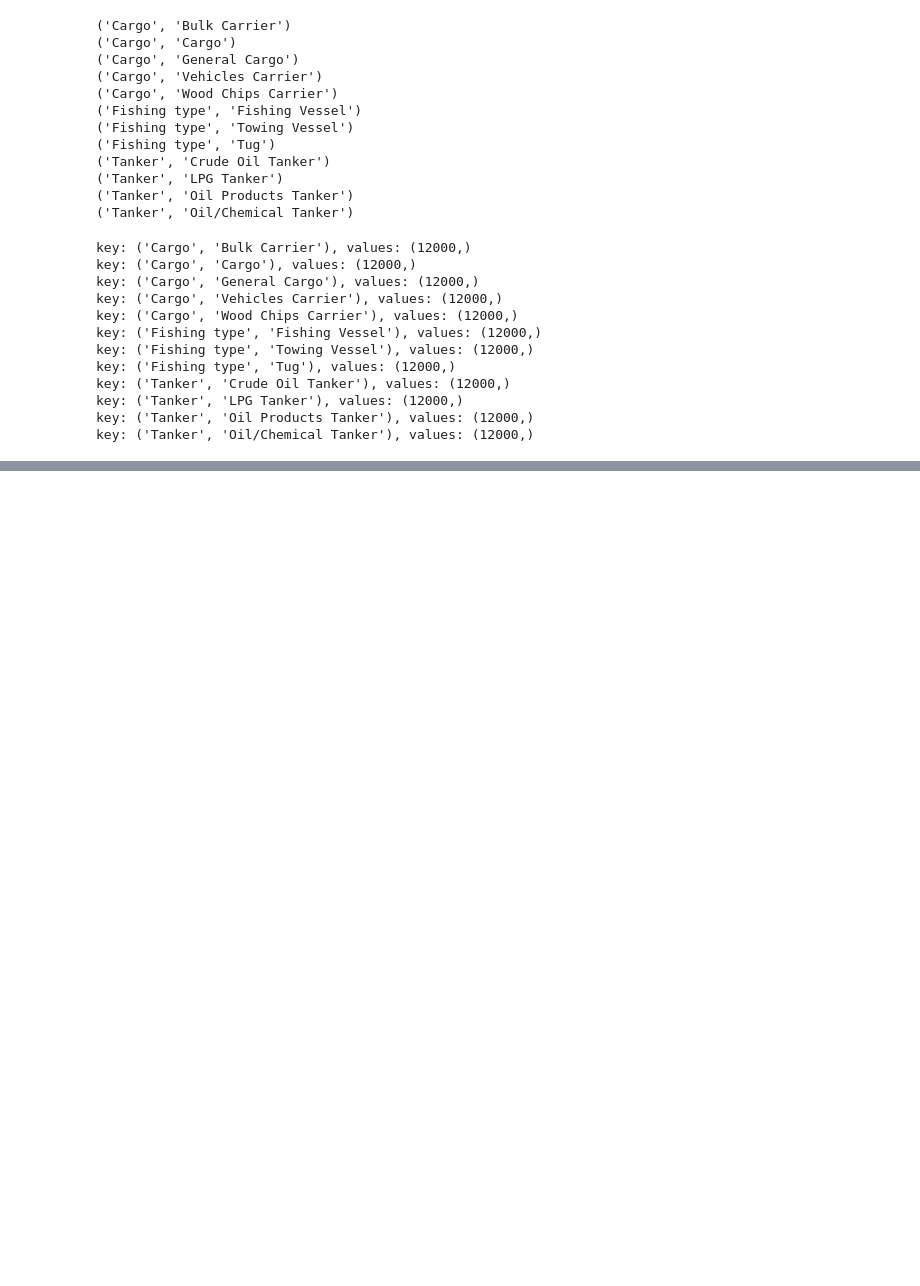
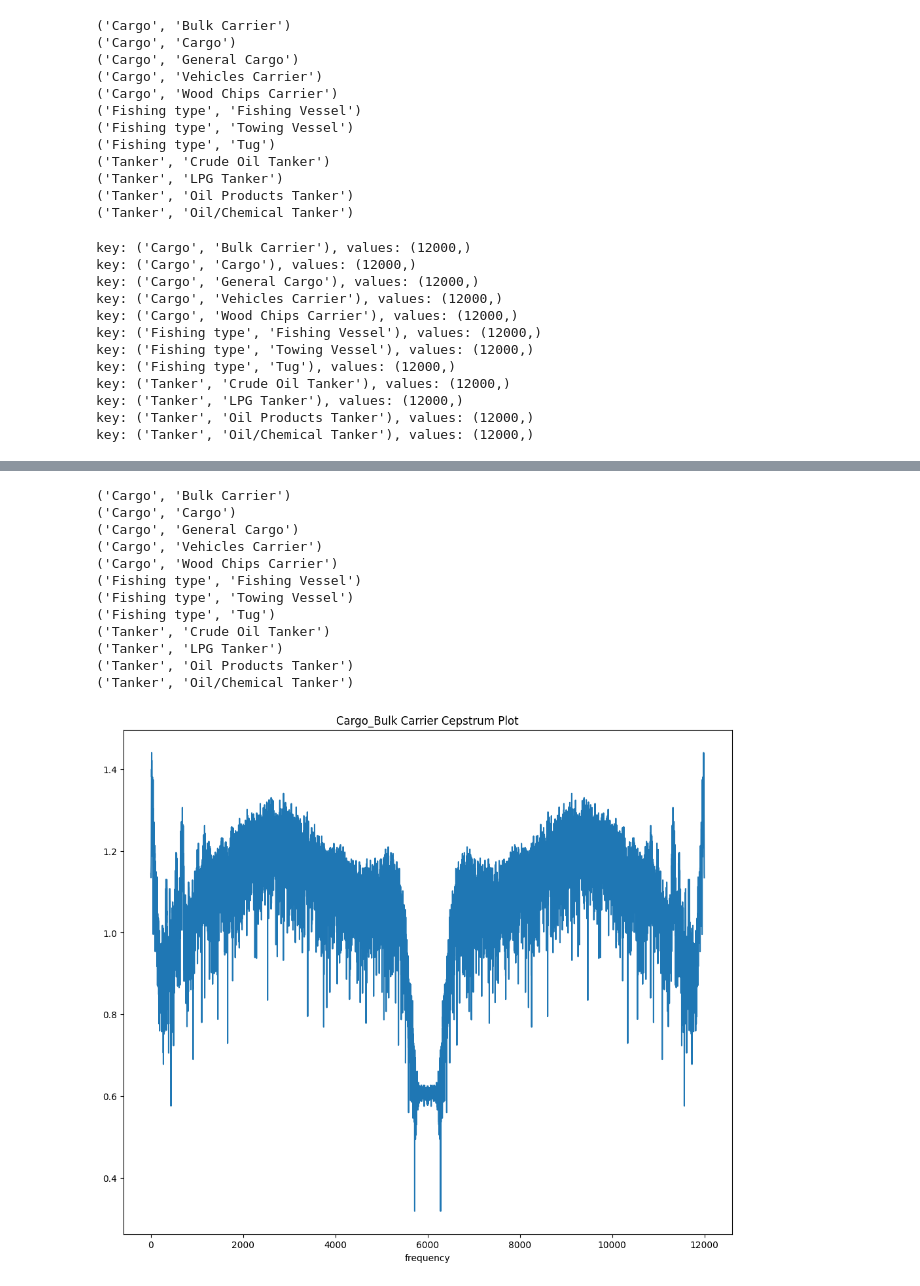
Before and after one commit to ainsleylaiuw/OcDa-Files, a Jupyter notebook: PSD_by_Type.ipynb, the cells around one changed output, grey strips where cells are left out. Saved outputs shown, nothing was run; the diff lists cells and outputs as text; code cells hidden in the pictures; blank space fills up the shorter version.

```diff
--- a/PSD_by_Type.ipynb
+++ b/PSD_by_Type.ipynb
@@ -224,8 +225,6 @@ This gives something to use for the y-axis where x-axis would be quefrency.
 Higher frequency resolution is needed, so work begins with the audio files, which we will divide into 1-minute intervals to compute the cepstrum of. Then for each vessel type (within each ud_group), we will average the cepstrums.
 
 Can this somehow be plotted like the spdf?
-# %%
-output = wavfile.read('data/Axial_Base/Audio/AB_20150319051501_20150319052501.wav')
 # %%
 rawdf = pd.read_csv('data/Axial_Base/AB_isolated_ais_10m_5_20.csv', sep=',')
 
@@ -350,0 +322,9 @@ plt.plot(mean_dict["('Cargo', 'Bulk Carrier')"])
+# %%
+rawdf = pd.read_csv('data/Axial_Base/AB_isolated_ais_10m_5_20.csv', sep=',')
+
+options = ['Tug']
+df = rawdf[rawdf['VESSEL TYPE'].isin(options)]
+df = df.reset_index(drop=True)
+df['instance_id'].iloc[0]
+
+grouped_df.count()
@@ -350,0 +426,17 @@ plt.plot(mean_dict["('Cargo', 'Bulk Carrier')"])
+# %%
+asdf = cepstrum_vesselType_instance(location='Axial_Base', csv_name='AB_isolated_ais_10m_5_20.csv', vessel_type='Bulk Carrier', instance=50, print_options=True)
+asdf = cepstrum_vesselType_instance(location='Axial_Base', csv_name='AB_isolated_ais_10m_5_20.csv', vessel_type='Bulk Carrier', instance=0)
+# %% [output]
+('Cargo', 'Bulk Carrier')
+('Cargo', 'Cargo')
+('Cargo', 'General Cargo')
+('Cargo', 'Vehicles Carrier')
+('Cargo', 'Wood Chips Carrier')
+('Fishing type', 'Fishing Vessel')
+('Fishing type', 'Towing Vessel')
+('Fishing type', 'Tug')
+('Tanker', 'Crude Oil Tanker')
+('Tanker', 'LPG Tanker')
+('Tanker', 'Oil Products Tanker')
+('Tanker', 'Oil/Chemical Tanker')
+[figure, added]
```
Also changed, not shown: parts of 8 cells of this notebook.
